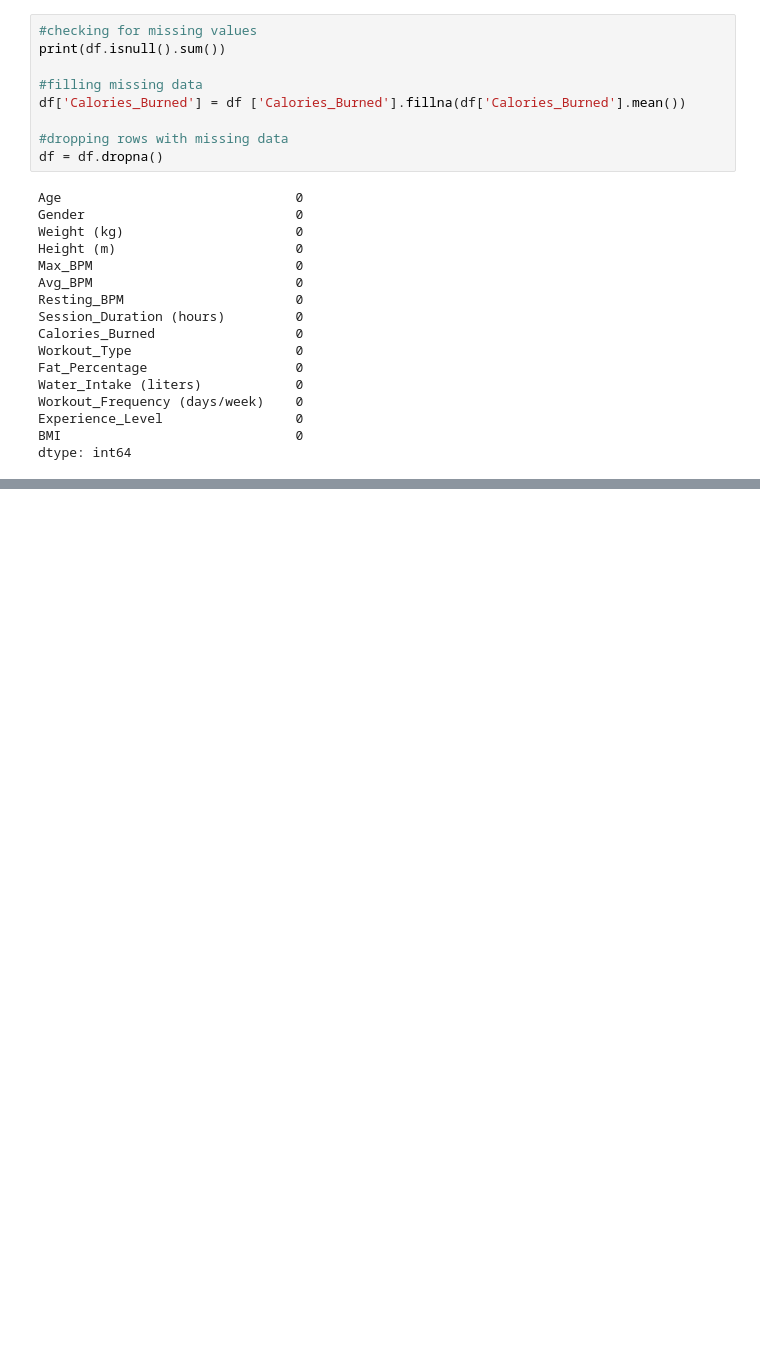
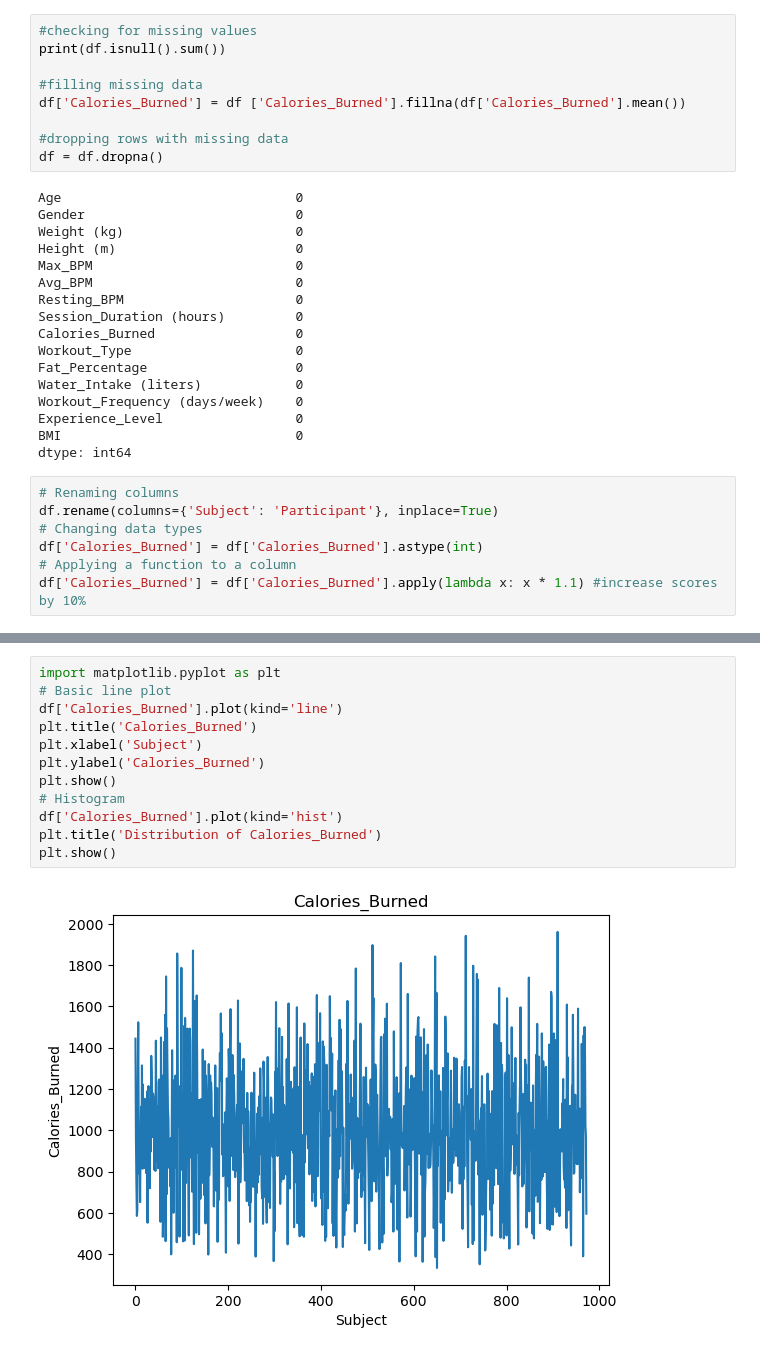
Before and after one commit to Sestiano/Class, a Jupyter notebook: IntroPy/Panda.ipynb, the cells around one changed output, grey strips where cells are left out. Drawn from its saved outputs; the diff is of its cells as text; blank space fills up the shorter version.

```diff
--- a/IntroPy/Panda.ipynb
+++ b/IntroPy/Panda.ipynb
@@ -93,3 +93,10 @@ Workout_Frequency (days/week)    0
 Experience_Level                 0
 BMI                              0
 dtype: int64
+# %%
+# Renaming columns
+df.rename(columns={'Subject': 'Participant'}, inplace=True)
+# Changing data types
+df['Calories_Burned'] = df['Calories_Burned'].astype(int)
+# Applying a function to a column
+df['Calories_Burned'] = df['Calories_Burned'].apply(lambda x: x * 1.1) #increase scores by 10%
@@ -95,0 +133,14 @@ dtype: int64
+# %%
+import matplotlib.pyplot as plt
+# Basic line plot
+df['Calories_Burned'].plot(kind='line')
+plt.title('Calories_Burned')
+plt.xlabel('Subject')
+plt.ylabel('Calories_Burned')
+plt.show()
+# Histogram
+df['Calories_Burned'].plot(kind='hist')
+plt.title('Distribution of Calories_Burned')
+plt.show()
+# %% [output]
+[figure, added]
```
Also changed, not shown: parts of 3 cells of this notebook.
